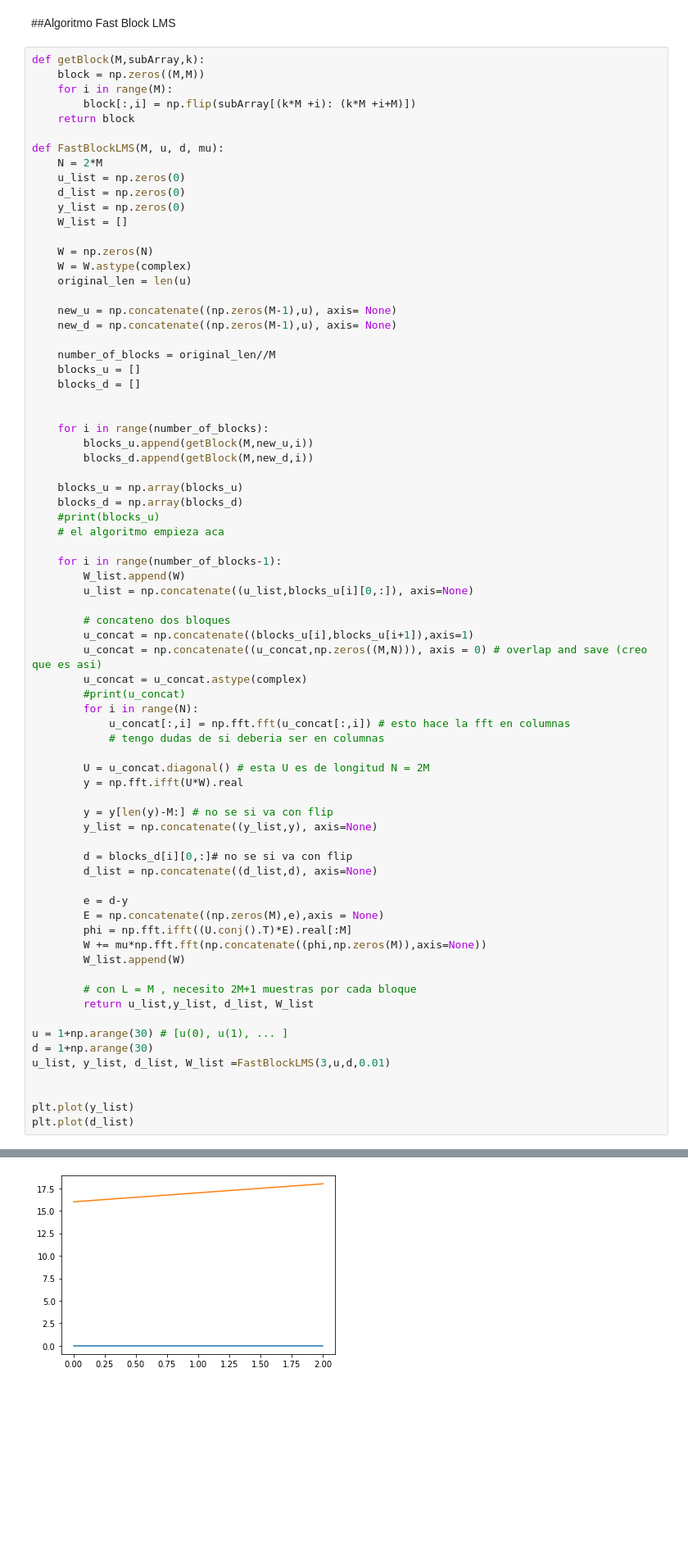
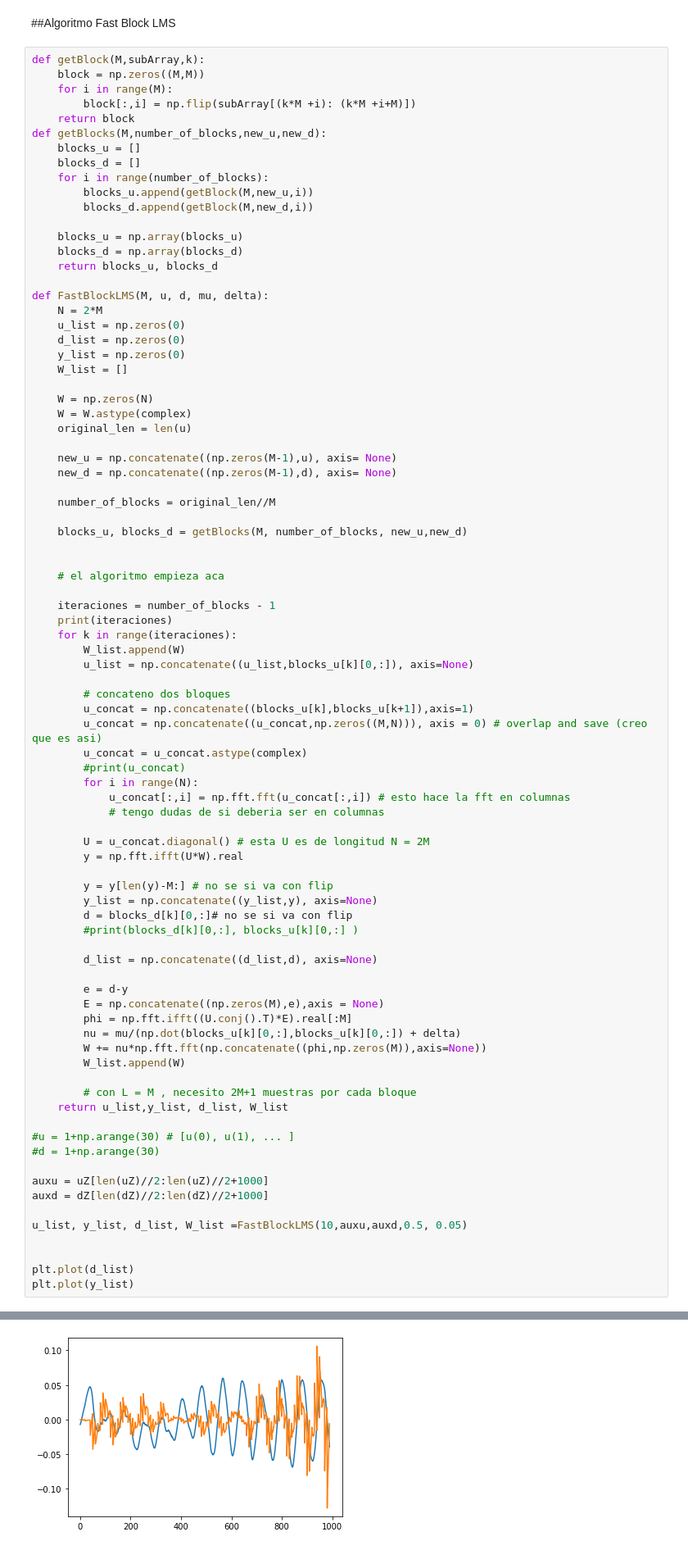
Before and after one commit to jmestanza/Echo_cancellation, a Jupyter notebook: FastBlockLMS_and_NMLS.ipynb, the cells around one changed output, grey strips where cells are left out. Shown at 82% size. Drawn from its saved outputs; the diff is of its cells as text; blank space fills up the shorter version.

```diff
--- a/FastBlockLMS_and_NMLS.ipynb
+++ b/FastBlockLMS_and_NMLS.ipynb
@@ -217,8 +217,18 @@ def getBlock(M,subArray,k):
     for i in range(M):
         block[:,i] = np.flip(subArray[(k*M +i): (k*M +i+M)])
     return block
+def getBlocks(M,number_of_blocks,new_u,new_d):
+    blocks_u = []
+    blocks_d = []
+    for i in range(number_of_blocks):
+        blocks_u.append(getBlock(M,new_u,i))
+        blocks_d.append(getBlock(M,new_d,i))
 
-def FastBlockLMS(M, u, d, mu):
+    blocks_u = np.array(blocks_u)
+    blocks_d = np.array(blocks_d)
+    return blocks_u, blocks_d
+
+def FastBlockLMS(M, u, d, mu, delta):
     N = 2*M
     u_list = np.zeros(0)
     d_list = np.zeros(0)
@@ -230,28 +240,23 @@ def FastBlockLMS(M, u, d, mu):
     original_len = len(u)
 
     new_u = np.concatenate((np.zeros(M-1),u), axis= None)
-    new_d = np.concatenate((np.zeros(M-1),u), axis= None)
+    new_d = np.concatenate((np.zeros(M-1),d), axis= None)
 
     number_of_blocks = original_len//M
-    blocks_u = []
-    blocks_d = []
+
+    blocks_u, blocks_d = getBlocks(M, number_of_blocks, new_u,new_d)
 
 
-    for i in range(number_of_blocks):
-        blocks_u.append(getBlock(M,new_u,i))
-        blocks_d.append(getBlock(M,new_d,i))
-
-    blocks_u = np.array(blocks_u)
-    blocks_d = np.array(blocks_d)
-    #print(blocks_u)
     # el algoritmo empieza aca
 
-    for i in range(number_of_blocks-1):
+    iteraciones = number_of_blocks - 1
+    print(iteraciones)
+    for k in range(iteraciones):
         W_list.append(W)
-        u_list = np.concatenate((u_list,blocks_u[i][0,:]), axis=None)
+        u_list = np.concatenate((u_list,blocks_u[k][0,:]), axis=None)
 
         # concateno dos bloques
-        u_concat = np.concatenate((blocks_u[i],blocks_u[i+1]),axis=1)
+        u_concat = np.concatenate((blocks_u[k],blocks_u[k+1]),axis=1)
         u_concat = np.concatenate((u_concat,np.zeros((M,N))), axis = 0) # overlap and save (creo que es asi)
         u_concat = u_concat.astype(complex)
         #print(u_concat)
@@ -264,24 +269,30 @@ def FastBlockLMS(M, u, d, mu):
 
         y = y[len(y)-M:] # no se si va con flip
         y_list = np.concatenate((y_list,y), axis=None)
+        d = blocks_d[k][0,:]# no se si va con flip
+        #print(blocks_d[k][0,:], blocks_u[k][0,:] )
 
-        d = blocks_d[i][0,:]# no se si va con flip
         d_list = np.concatenate((d_list,d), axis=None)
 
         e = d-y
         E = np.concatenate((np.zeros(M),e),axis = None)
         phi = np.fft.ifft((U.conj().T)*E).real[:M]
-        W += mu*np.fft.fft(np.concatenate((phi,np.zeros(M)),axis=None))
+        nu = mu/(np.dot(blocks_u[k][0,:],blocks_u[k][0,:]) + delta)
+        W += nu*np.fft.fft(np.concatenate((phi,np.zeros(M)),axis=None))
         W_list.append(W)
 
         # con L = M , necesito 2M+1 muestras por cada bloque
-        return u_list,y_list, d_list, W_list
+    return u_list,y_list, d_list, W_list
 
-u = 1+np.arange(30) # [u(0), u(1), ... ]
-d = 1+np.arange(30)
-u_list, y_list, d_list, W_list =FastBlockLMS(3,u,d,0.01)
+#u = 1+np.arange(30) # [u(0), u(1), ... ]
+#d = 1+np.arange(30)
+
+auxu = uZ[len(uZ)//2:len(uZ)//2+1000]
+auxd = dZ[len(dZ)//2:len(dZ)//2+1000]
+
+u_list, y_list, d_list, W_list =FastBlockLMS(10,auxu,auxd,0.5, 0.05)
 
 
+plt.plot(d_list)
 plt.plot(y_list)
-plt.plot(d_list)
 # %% [output]
@@ -289 +301 @@ plt.plot(d_list)
-[figure, old version]
+[figure, new version]
```
Also changed, not shown: parts of 1 cell of this notebook.
